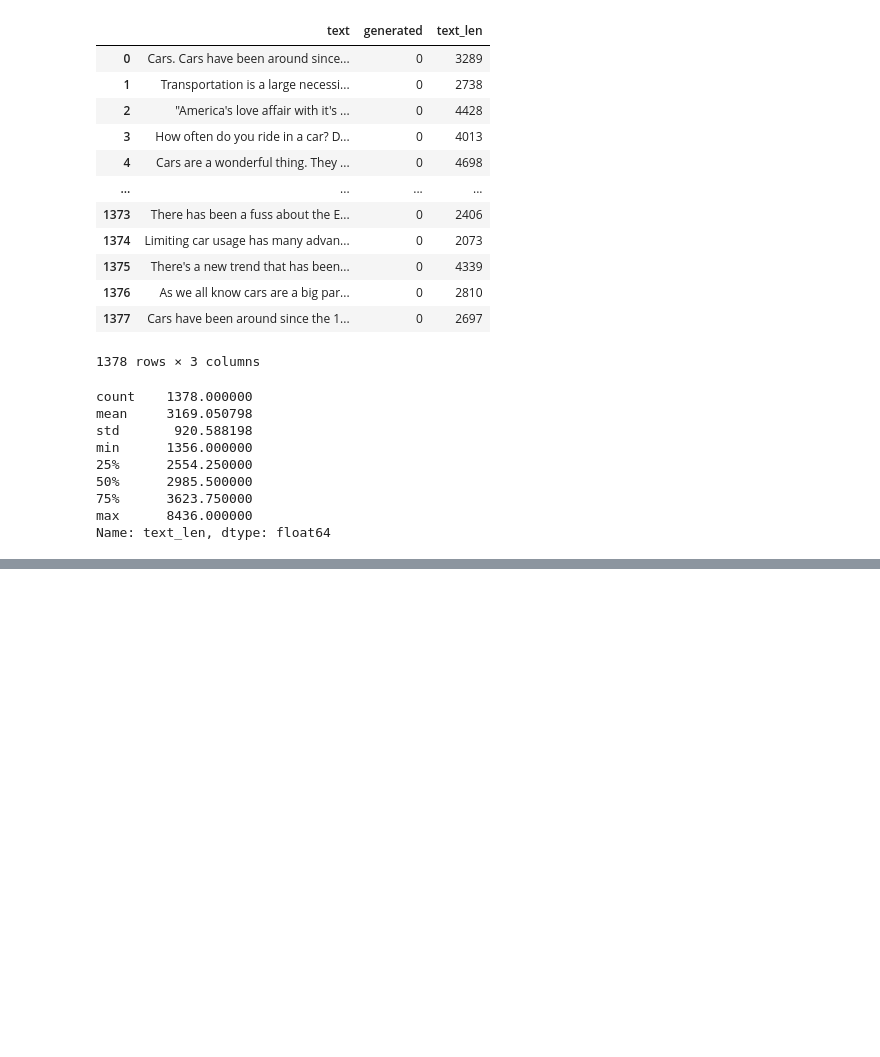
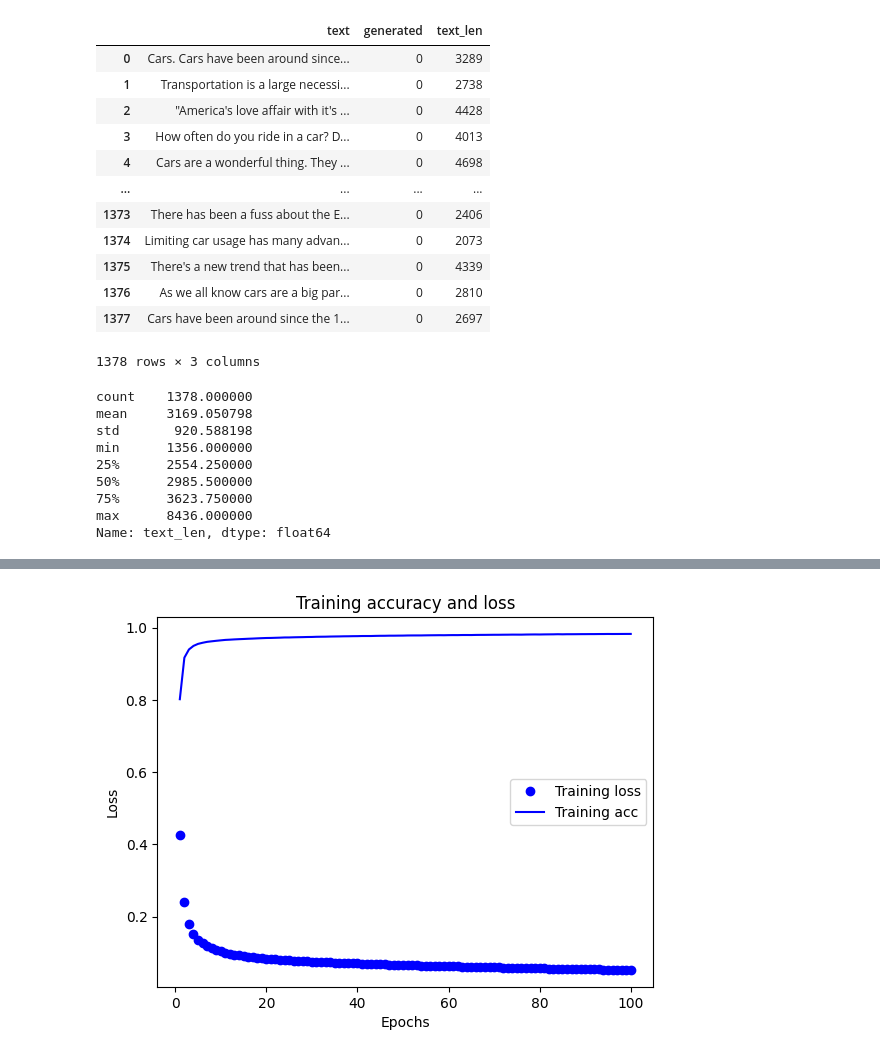
Before and after one commit to mik5owski/LLM---Detect-AI-Generated-Text, a Jupyter notebook: code.ipynb, the cells around one changed output, grey strips where cells are left out. Saved outputs shown, nothing was run; the diff lists cells and outputs as text; code cells hidden in the pictures; blank space fills up the shorter version.

```diff
--- a/code.ipynb
+++ b/code.ipynb
@@ -113,0 +152,20 @@ df_prompts
+# %%
+model.compile(
+    loss="binary_crossentropy",
+    optimizer=tf.keras.optimizers.RMSprop(learning_rate=0.0001),
+    metrics='accuracy'
+)
+# %%
+early_stopping = EarlyStopping(monitor='val_loss', patience=3, restore_best_weights=True)
+checkpoint = ModelCheckpoint(monitor='val_loss', filepath='output/best_model', save_best_only=True, )
+
+callbacks = [early_stopping, checkpoint]
+# %%
+history = model.fit(
+    x=X_train,
+    y=y_train,
+    validation_data=(X_test, y_test),
+    batch_size=128,
+    epochs=100,
+    callbacks=callbacks
+)
@@ -113,0 +202,20 @@ df_prompts
+# %%
+history_dict = history.history
+
+acc = history_dict['accuracy']
+loss = history_dict['loss']
+
+epochs = range(1, len(acc) + 1)
+
+# "bo" is for "blue dot"
+plt.plot(epochs, loss, 'bo', label='Training loss')
+plt.plot(epochs, acc, 'b', label='Training acc')
+# b is for "solid blue line"
+plt.title('Training accuracy and loss')
+plt.xlabel('Epochs')
+plt.ylabel('Loss')
+plt.legend()
+
+plt.show()
+# %% [output]
+[figure, added]
```
Also changed, not shown: parts of 20 cells of this notebook, 6 other files.
